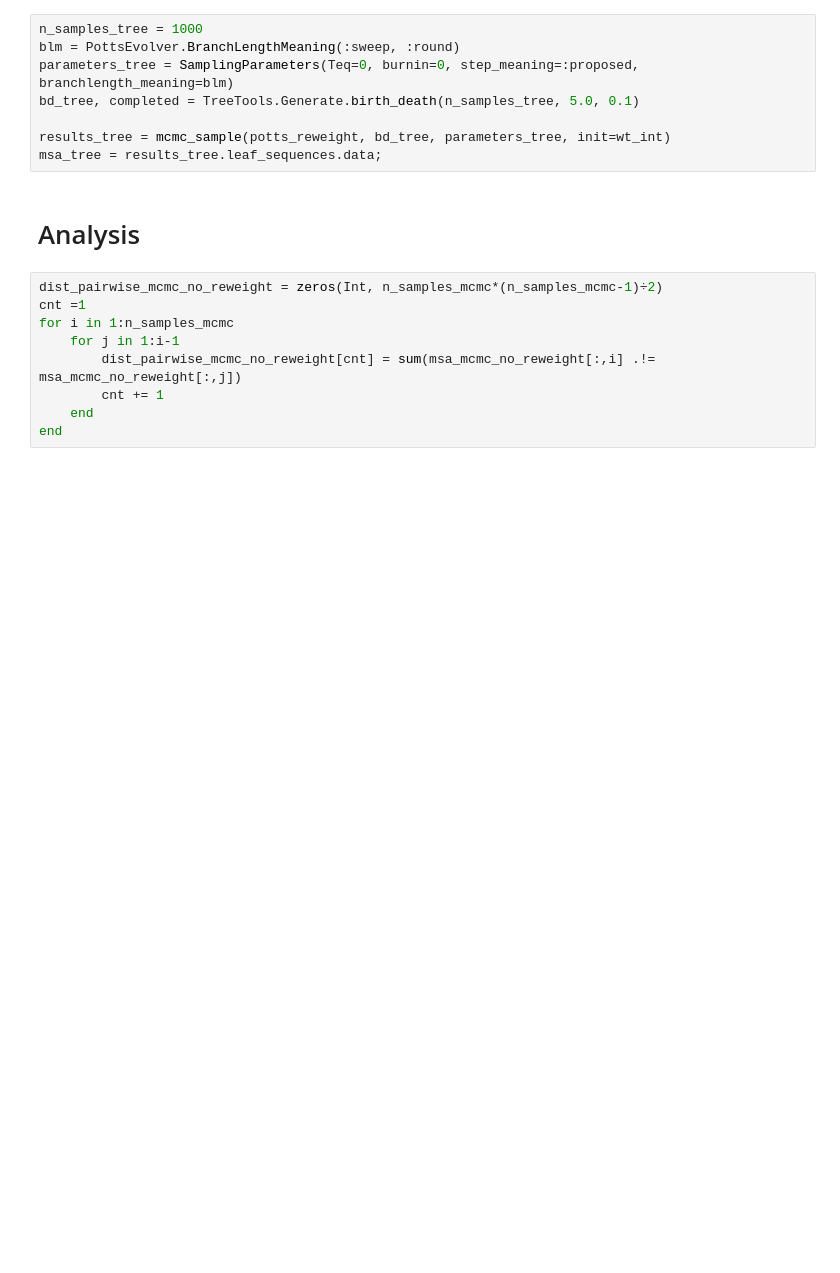
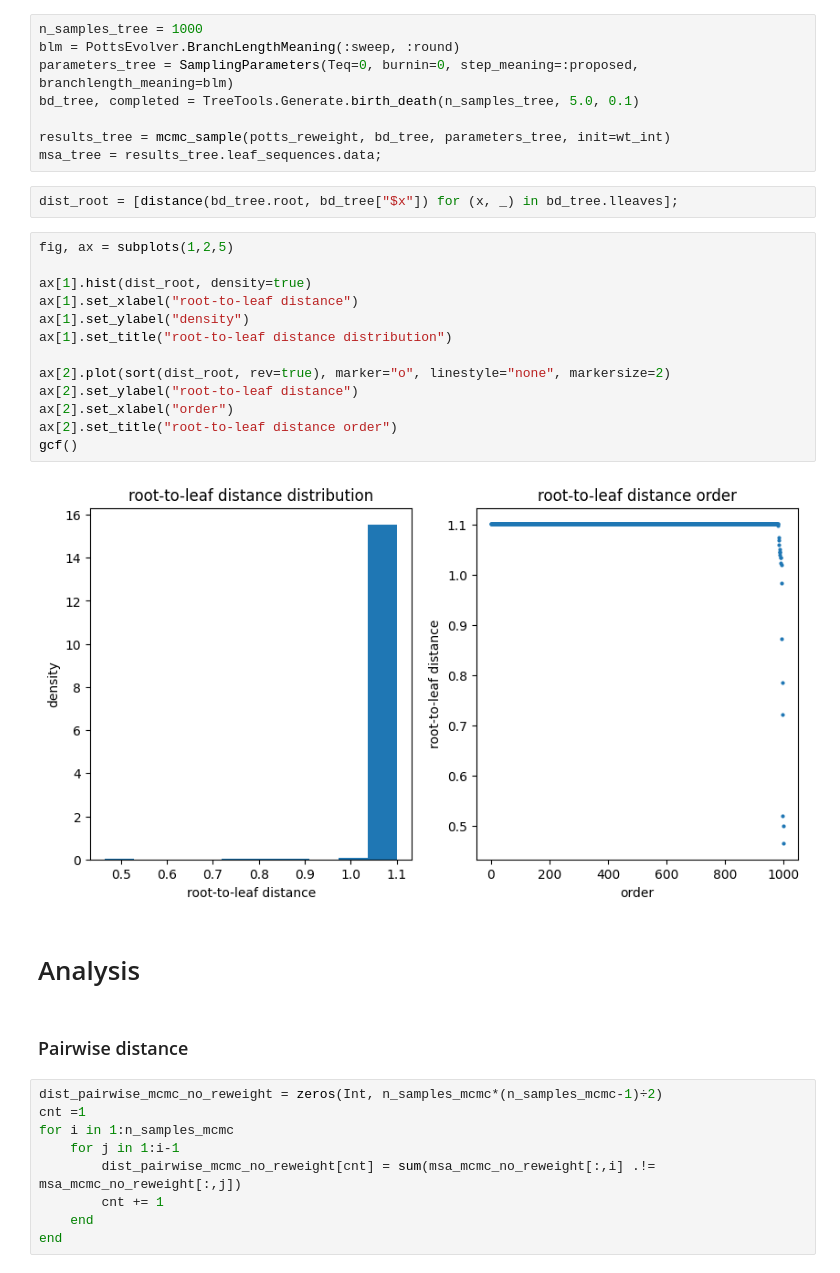
Before and after one commit to matteodeleonardis/PhyloBM, a Jupyter notebook: DBD/notebooks/sampling_reweighting.ipynb, the cells around one changed output. Saved outputs shown, nothing was run; the diff lists cells and outputs as text; blank space fills up the shorter version.

```diff
--- a/DBD/notebooks/sampling_reweighting.ipynb
+++ b/DBD/notebooks/sampling_reweighting.ipynb
@@ -248,8 +230,27 @@ bd_tree, completed = TreeTools.Generate.birth_death(n_samples_tree, 5.0, 0.1)
 
 results_tree = mcmc_sample(potts_reweight, bd_tree, parameters_tree, init=wt_int)
 msa_tree = results_tree.leaf_sequences.data;
+# %%
+dist_root = [distance(bd_tree.root, bd_tree["$x"]) for (x, _) in bd_tree.lleaves];
+# %%
+fig, ax = subplots(1,2,5)
+
+ax[1].hist(dist_root, density=true)
+ax[1].set_xlabel("root-to-leaf distance")
+ax[1].set_ylabel("density")
+ax[1].set_title("root-to-leaf distance distribution")
+
+ax[2].plot(sort(dist_root, rev=true), marker="o", linestyle="none", markersize=2)
+ax[2].set_ylabel("root-to-leaf distance")
+ax[2].set_xlabel("order")
+ax[2].set_title("root-to-leaf distance order")
+gcf()
+# %% [output]
+[figure, added]
 # %% [markdown]
 # Analysis
+# %% [markdown]
+### Pairwise distance
 # %%
 dist_pairwise_mcmc_no_reweight = zeros(Int, n_samples_mcmc*(n_samples_mcmc-1)÷2)
 cnt =1
```
Also changed, not shown: parts of 12 cells of this notebook.
